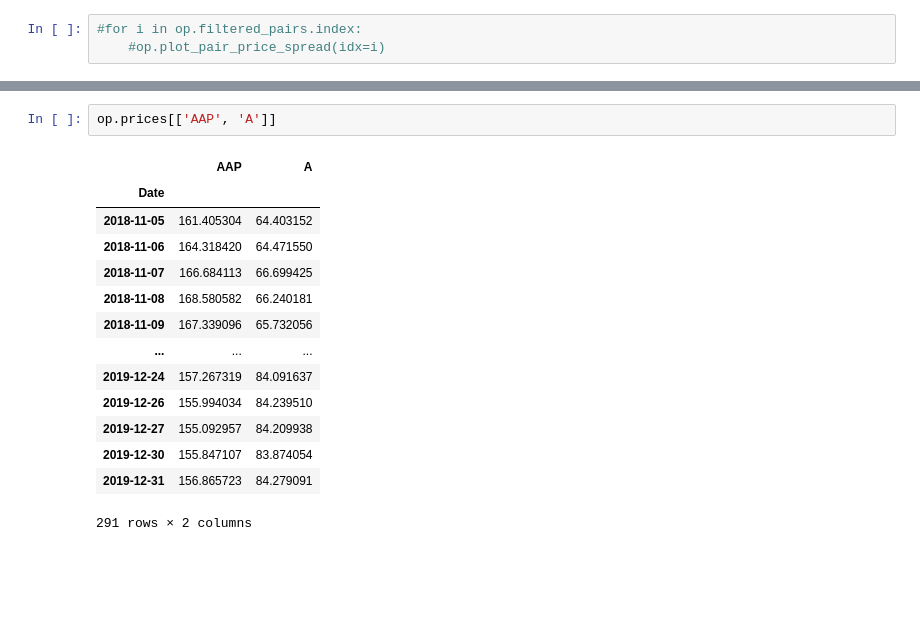
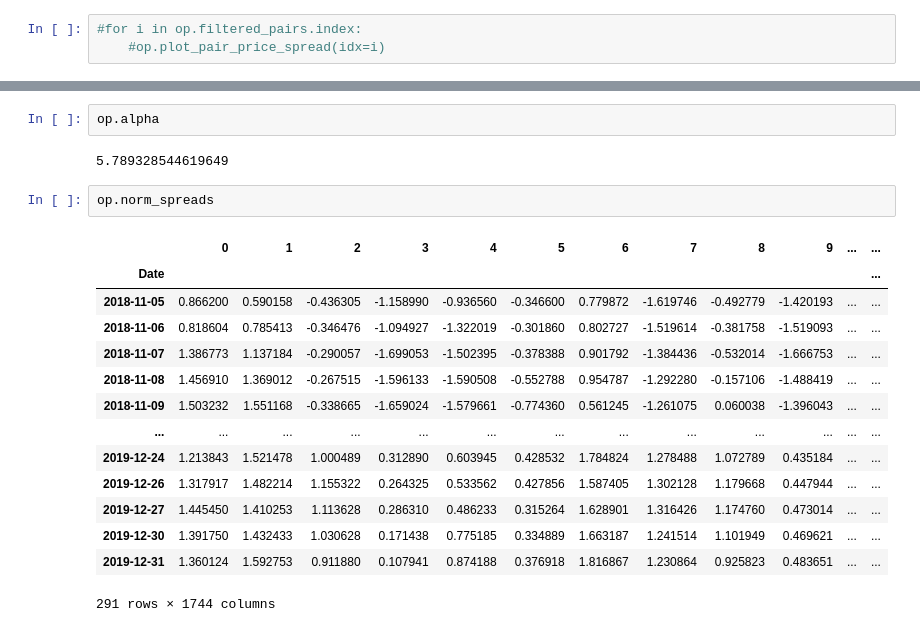
Before and after one commit to MaikeRM/itau_quantamental, a Jupyter notebook: pca.ipynb, the cells around one changed output, grey strips where cells are left out. Saved outputs shown, nothing was run; the diff lists cells and outputs as text; blank space fills up the shorter version.

```diff
--- a/pca.ipynb
+++ b/pca.ipynb
@@ -172,17 +172,21 @@ op.plot_pair_price_spread(idx=138)
-# %%
-op.prices[['AAP', 'A']]
-# %% [output]
-|  | AAP | A |
-| Date |  |  |
-| 2018-11-05 | 161.405304 | 64.403152 |
-| 2018-11-06 | 164.318420 | 64.471550 |
-| 2018-11-07 | 166.684113 | 66.699425 |
-| 2018-11-08 | 168.580582 | 66.240181 |
-| 2018-11-09 | 167.339096 | 65.732056 |
-| ... | ... | ... |
-| 2019-12-24 | 157.267319 | 84.091637 |
-| 2019-12-26 | 155.994034 | 84.239510 |
-| 2019-12-27 | 155.092957 | 84.209938 |
-| 2019-12-30 | 155.847107 | 83.874054 |
-| 2019-12-31 | 156.865723 | 84.279091 |
-291 rows × 2 columns
+# %%
+op.alpha
+# %% [output]
+5.789328544619649
+# %%
+op.norm_spreads
+# %% [output]
+|  | 0 | 1 | 2 | 3 | 4 | 5 | 6 | 7 | 8 | 9 | ... | ... |
+| Date |  |  |  |  |  |  |  |  |  |  |  | ... |
+| 2018-11-05 | 0.866200 | 0.590158 | -0.436305 | -1.158990 | -0.936560 | -0.346600 | 0.779872 | -1.619746 | -0.492779 | -1.420193 | ... | ... |
+| 2018-11-06 | 0.818604 | 0.785413 | -0.346476 | -1.094927 | -1.322019 | -0.301860 | 0.802727 | -1.519614 | -0.381758 | -1.519093 | ... | ... |
+| 2018-11-07 | 1.386773 | 1.137184 | -0.290057 | -1.699053 | -1.502395 | -0.378388 | 0.901792 | -1.384436 | -0.532014 | -1.666753 | ... | ... |
+| 2018-11-08 | 1.456910 | 1.369012 | -0.267515 | -1.596133 | -1.590508 | -0.552788 | 0.954787 | -1.292280 | -0.157106 | -1.488419 | ... | ... |
+| 2018-11-09 | 1.503232 | 1.551168 | -0.338665 | -1.659024 | -1.579661 | -0.774360 | 0.561245 | -1.261075 | 0.060038 | -1.396043 | ... | ... |
+| ... | ... | ... | ... | ... | ... | ... | ... | ... | ... | ... | ... | ... |
+| 2019-12-24 | 1.213843 | 1.521478 | 1.000489 | 0.312890 | 0.603945 | 0.428532 | 1.784824 | 1.278488 | 1.072789 | 0.435184 | ... | ... |
+| 2019-12-26 | 1.317917 | 1.482214 | 1.155322 | 0.264325 | 0.533562 | 0.427856 | 1.587405 | 1.302128 | 1.179668 | 0.447944 | ... | ... |
+| 2019-12-27 | 1.445450 | 1.410253 | 1.113628 | 0.286310 | 0.486233 | 0.315264 | 1.628901 | 1.316426 | 1.174760 | 0.473014 | ... | ... |
+| 2019-12-30 | 1.391750 | 1.432433 | 1.030628 | 0.171438 | 0.775185 | 0.334889 | 1.663187 | 1.241514 | 1.101949 | 0.469621 | ... | ... |
+| 2019-12-31 | 1.360124 | 1.592753 | 0.911880 | 0.107941 | 0.874188 | 0.376918 | 1.816867 | 1.230864 | 0.925823 | 0.483651 | ... | ... |
+291 rows × 1744 columns
```
Also changed, not shown: parts of 6 cells of this notebook, 1 other file.
